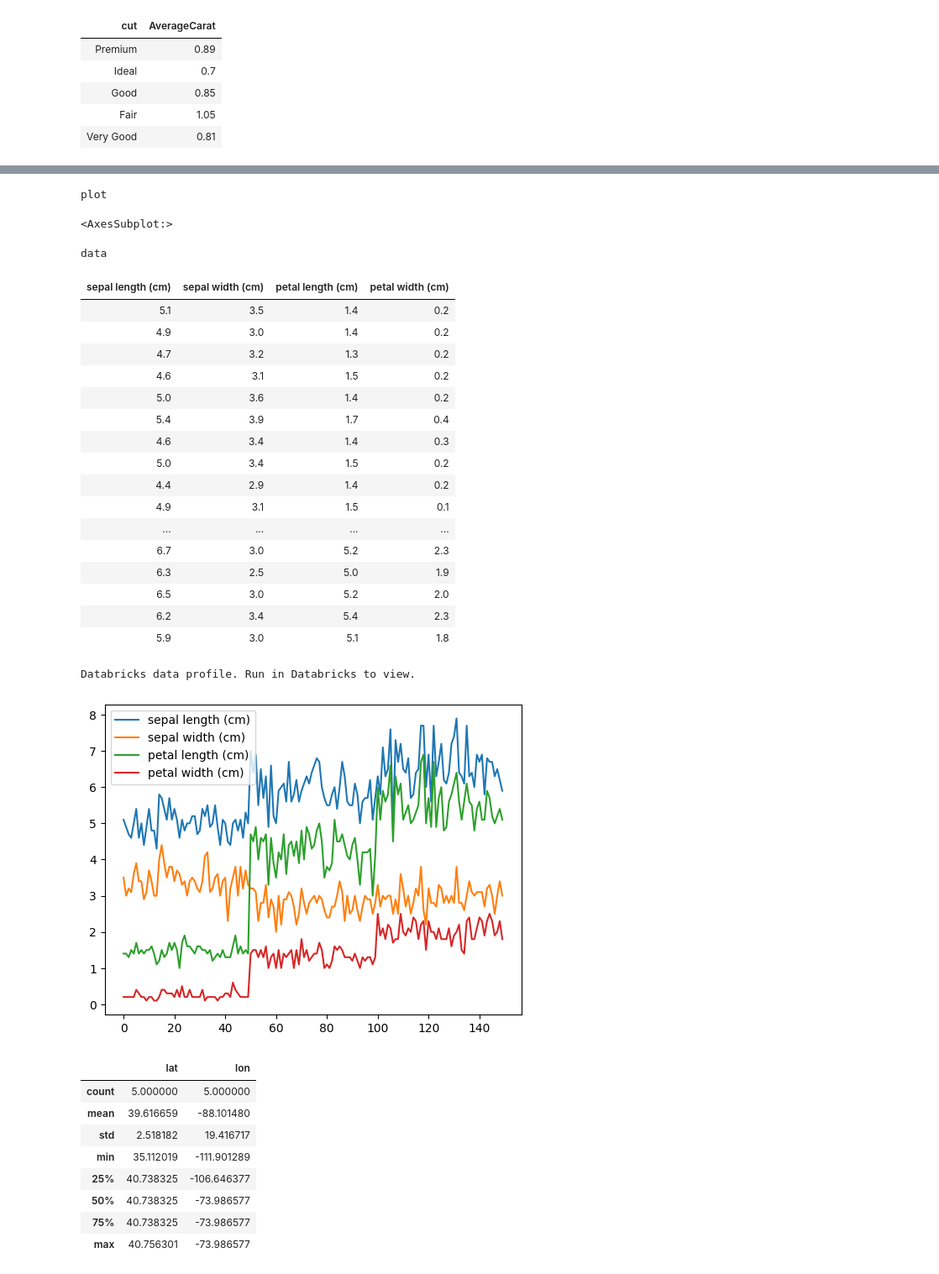
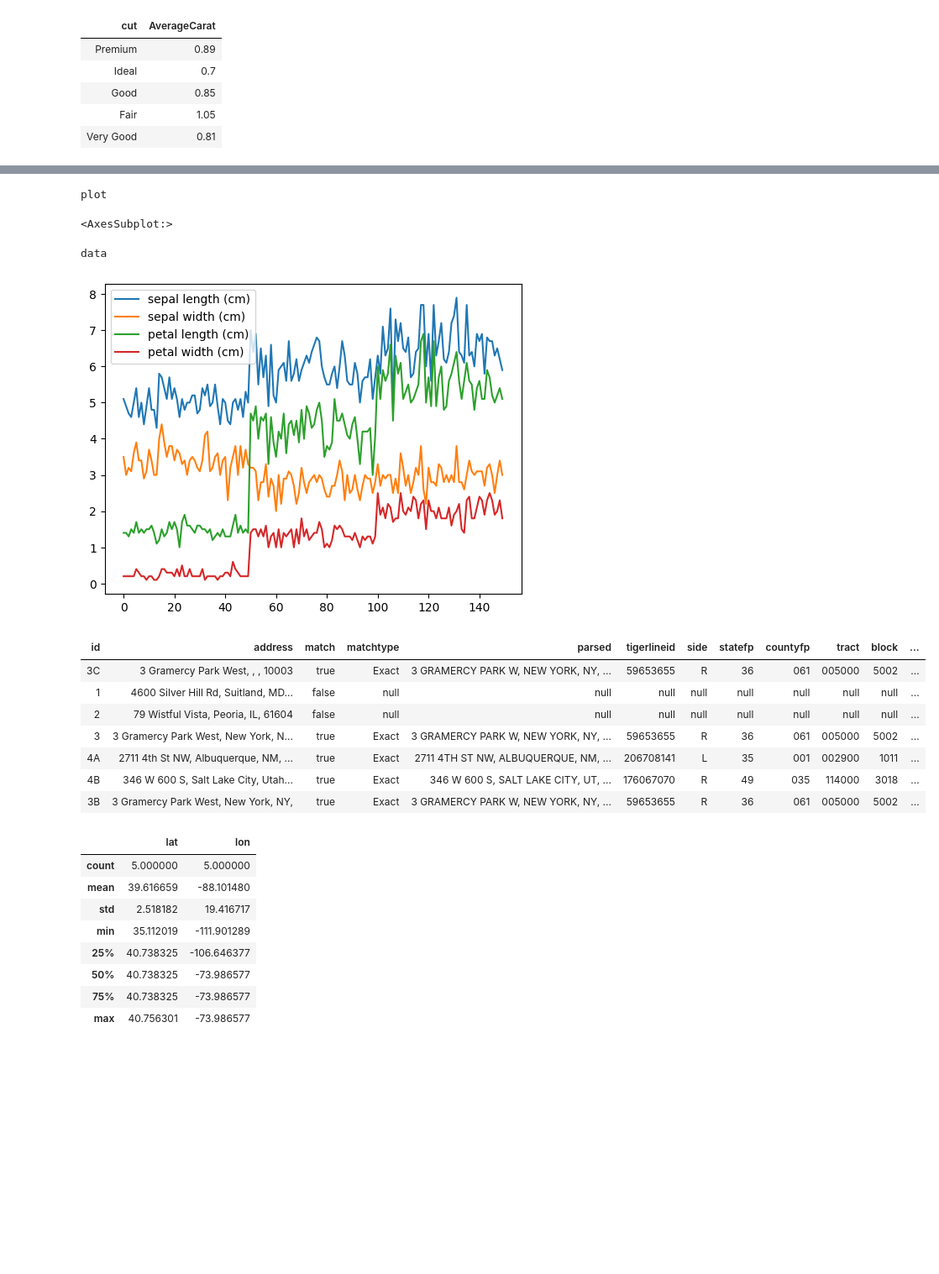
Before and after one commit to ldbruce-2018/test_db, a Jupyter notebook: uscensus.ipynb, the cells around one changed output, grey strips where cells are left out. Shown at 84% size. Drawn from its saved outputs; the diff is of its cells as text; code cells hidden in the pictures; blank space fills up the shorter version.

```diff
--- a/uscensus.ipynb
+++ b/uscensus.ipynb
@@ -85,61 +90,46 @@ display(df4)
 | 2 | 79 Wistful Vista | Peoria | IL | 61604 |
 # %%
 from sklearn.datasets import load_iris
-def set_pandas_display_options() -> None:
-    display = pd.options.display
-    display.max_columns = 4
-    display.max_rows = 3
-    display.max_colwidth = 185
-    display.width = None
-set_pandas_display_options()
-
+pd.set_option('display.max_rows', 5)
 data = load_iris()
 iris = pd.DataFrame(data=data.data, columns=data.feature_names)
 ax = iris.plot()
 print("plot")
 display(ax)
 print("data")
-display(iris)
-iris.to_parquet(r'/Workspace/Users/[user]/data/irisparquet.parquet', index=False)
+#display(iris)
+iris.to_parquet(r'/Workspace/Users/[]/data/irisparquet.parquet', index=False)
 # %% [output]
 plot
 <AxesSubplot:>
 data
-| sepal length (cm) | sepal width (cm) | petal length (cm) | petal width (cm) |
-| 5.1 | 3.5 | 1.4 | 0.2 |
-| 4.9 | 3.0 | 1.4 | 0.2 |
-| 4.7 | 3.2 | 1.3 | 0.2 |
-| 4.6 | 3.1 | 1.5 | 0.2 |
-| 5.0 | 3.6 | 1.4 | 0.2 |
-| 5.4 | 3.9 | 1.7 | 0.4 |
-| 4.6 | 3.4 | 1.4 | 0.3 |
-| 5.0 | 3.4 | 1.5 | 0.2 |
-| 4.4 | 2.9 | 1.4 | 0.2 |
-| 4.9 | 3.1 | 1.5 | 0.1 |
-| ... | ... | ... | ... |
-| 6.7 | 3.0 | 5.2 | 2.3 |
-| 6.3 | 2.5 | 5.0 | 1.9 |
-| 6.5 | 3.0 | 5.2 | 2.0 |
-| 6.2 | 3.4 | 5.4 | 2.3 |
-| 5.9 | 3.0 | 5.1 | 1.8 |
-Databricks data profile. Run in Databricks to view.
 [figure]
 # %%
 import pandas as pd
 import numpy as np
 #%pip install censusgeocode
 from censusgeocode import CensusGeocode
 import censusgeocode as cg
 cg = CensusGeocode(benchmark='Public_AR_Current', vintage='Census2020_Current')
 
 cg.coordinates(x=-76, y=41)
 cg.onelineaddress('1600 Pennsylvania Avenue, Washington, DC')
 
 #df = _sqldf
 #df = pd.read_csv(r'/Workspace/Users/[]/data/batch.csv')
 dfo = cg.addressbatch('/Workspace/Users/[]/data/batch.csv')
 df=pd.DataFrame(dfo)
 df.to_csv(r'/Workspace/Users/[]/data/out.csv', index=False)
+display(df)
+# %% [output]
+| id | address | match | matchtype | parsed | tigerlineid | side | statefp | countyfp | tract | block | ... |
+| 3C | 3 Gramercy Park West, , , 10003 | true | Exact | 3 GRAMERCY PARK W, NEW YORK, NY, ... | 59653655 | R | 36 | 061 | 005000 | 5002 | ... |
+| 1 | 4600 Silver Hill Rd, Suitland, MD... | false | null | null | null | null | null | null | null | null | ... |
+| 2 | 79 Wistful Vista, Peoria, IL, 61604 | false | null | null | null | null | null | null | null | null | ... |
+| 3 | 3 Gramercy Park West, New York, N... | true | Exact | 3 GRAMERCY PARK W, NEW YORK, NY, ... | 59653655 | R | 36 | 061 | 005000 | 5002 | ... |
+| 4A | 2711 4th St NW, Albuquerque, NM, ... | true | Exact | 2711 4TH ST NW, ALBUQUERQUE, NM, ... | 206708141 | L | 35 | 001 | 002900 | 1011 | ... |
+| 4B | 346 W 600 S, Salt Lake City, Utah... | true | Exact | 346 W 600 S, SALT LAKE CITY, UT, ... | 176067070 | R | 49 | 035 | 114000 | 3018 | ... |
+| 3B | 3 Gramercy Park West, New York, NY, | true | Exact | 3 GRAMERCY PARK W, NEW YORK, NY, ... | 59653655 | R | 36 | 061 | 005000 | 5002 | ... |
 # %%
 df.describe()
 # %% [output]
```
Also changed, not shown: parts of 6 cells of this notebook.
